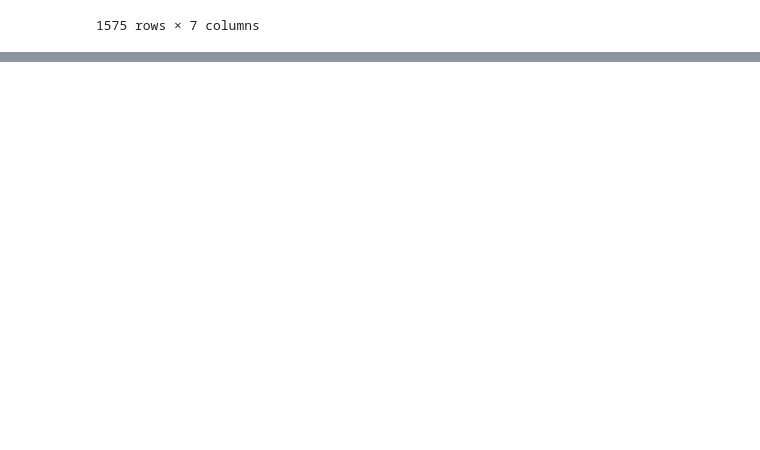
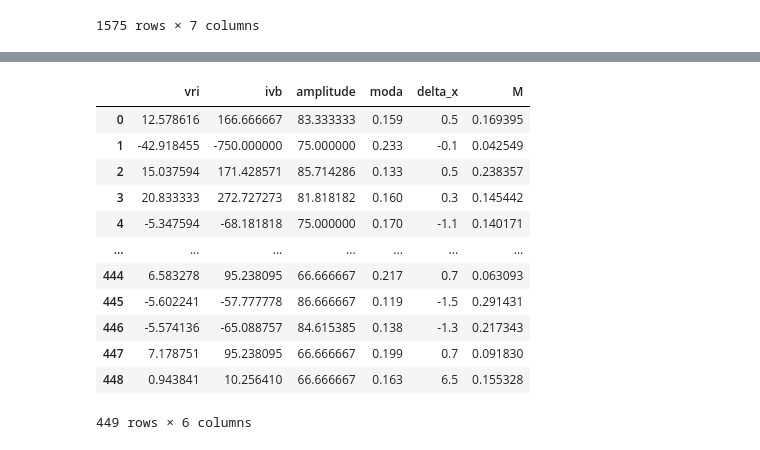
Before and after one commit to vikt-l/ECGMultilableClassification, a Jupyter notebook: main.ipynb, the cells around one changed output, grey strips where cells are left out. Cells and saved outputs as stored; diff of their text form; code cells hidden in the pictures; blank space fills up the shorter version.

```diff
--- a/main.ipynb
+++ b/main.ipynb
@@ -1687,0 +1736,30 @@ f1_score(array(myocard_val_hrv['норма']), cat_HRV_healthy.predict(pd.DataFr
+# %%
+moda_and_amplitude_test = pd.DataFrame(list(map(lambda peaks: func_moda_and_amplitude(peaks), R_Peaks_test)))
+# %%
+myocard_test_hrv.insert(0, 'moda', moda_and_amplitude_test.iloc[:, 0])
+myocard_test_hrv.insert(0, 'amplitude', moda_and_amplitude_test.iloc[:, 1])
+
+myocard_test_hrv.moda.fillna(0, inplace=True)
+myocard_test_hrv.amplitude.fillna(0, inplace=True)
+# %%
+ivb_test = myocard_test_hrv.amplitude / myocard_test_hrv.delta_x
+myocard_test_hrv.insert(0, 'ivb', ivb_test)
+# %%
+vri_test = 1 / (myocard_test_hrv.moda * myocard_test_hrv.delta_x)
+myocard_test_hrv.insert(0, 'vri', vri_test)
+# %%
+myocard_test_hrv
+# %% [output]
+|  | vri | ivb | amplitude | moda | delta_x | M |
+| 0 | 12.578616 | 166.666667 | 83.333333 | 0.159 | 0.5 | 0.169395 |
+| 1 | -42.918455 | -750.000000 | 75.000000 | 0.233 | -0.1 | 0.042549 |
+| 2 | 15.037594 | 171.428571 | 85.714286 | 0.133 | 0.5 | 0.238357 |
+| 3 | 20.833333 | 272.727273 | 81.818182 | 0.160 | 0.3 | 0.145442 |
+| 4 | -5.347594 | -68.181818 | 75.000000 | 0.170 | -1.1 | 0.140171 |
+| ... | ... | ... | ... | ... | ... | ... |
+| 444 | 6.583278 | 95.238095 | 66.666667 | 0.217 | 0.7 | 0.063093 |
+| 445 | -5.602241 | -57.777778 | 86.666667 | 0.119 | -1.5 | 0.291431 |
+| 446 | -5.574136 | -65.088757 | 84.615385 | 0.138 | -1.3 | 0.217343 |
+| 447 | 7.178751 | 95.238095 | 66.666667 | 0.199 | 0.7 | 0.091830 |
+| 448 | 0.943841 | 10.256410 | 66.666667 | 0.163 | 6.5 | 0.155328 |
+449 rows × 6 columns
```
Also changed, not shown: parts of 115 cells of this notebook.
